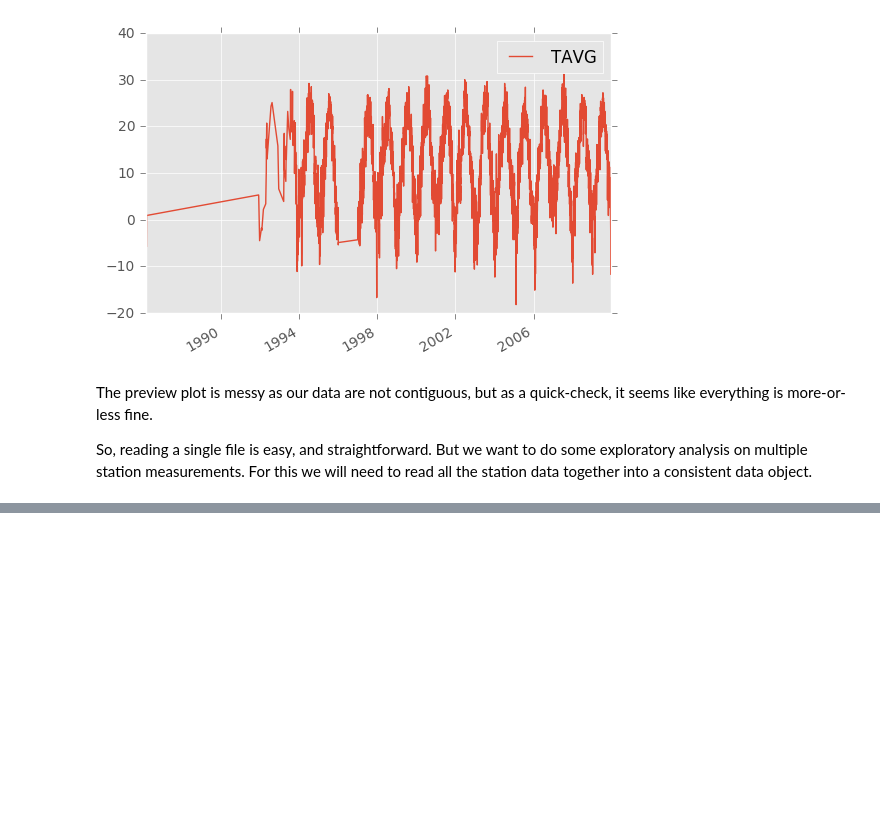
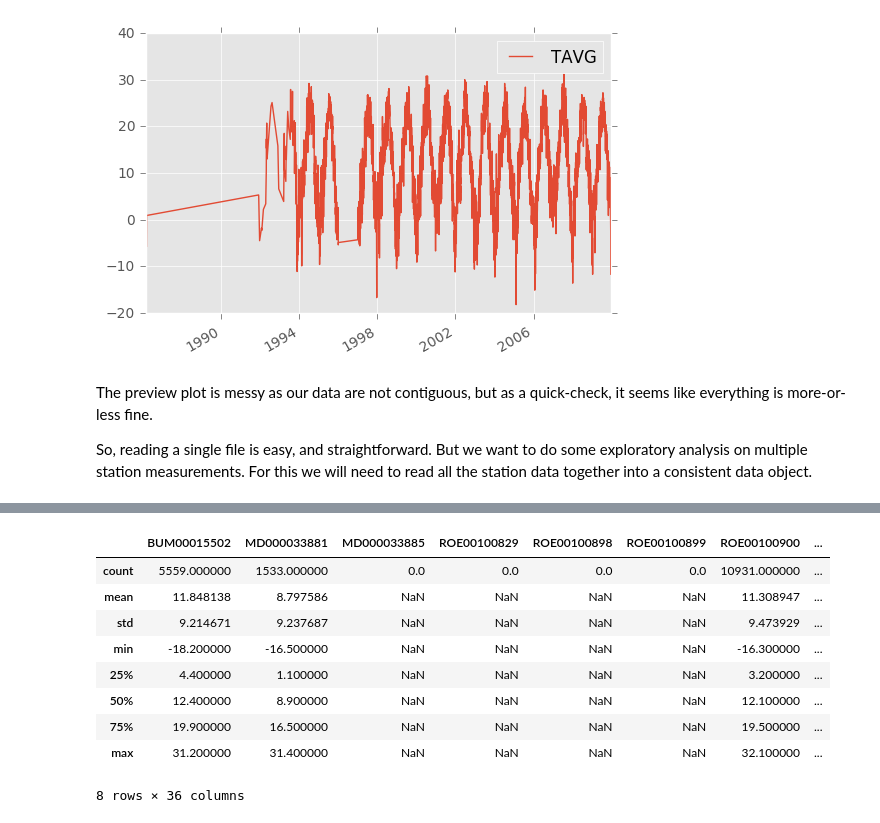
Before and after one commit to benlaken/Romania_2016, a Jupyter notebook: test_stations.ipynb, the cells around one changed output, grey strips where cells are left out. Saved outputs shown, nothing was run; the diff lists cells and outputs as text; code cells hidden in the pictures; blank space fills up the shorter version.

```diff
--- a/test_stations.ipynb
+++ b/test_stations.ipynb
@@ -115,0 +140,16 @@ Max date in all data: 2009-12-31
+# %%
+# Now, the dataframe values seems reasonable, except we can see there are many series which are empty.
+# They were just full of missing values for whatever reason.
+
+df.describe()
+# %% [output]
+|  | BUM00015502 | MD000033881 | MD000033885 | ROE00100829 | ROE00100898 | ROE00100899 | ROE00100900 | ... |
+| count | 5559.000000 | 1533.000000 | 0.0 | 0.0 | 0.0 | 0.0 | 10931.000000 | ... |
+| mean | 11.848138 | 8.797586 | NaN | NaN | NaN | NaN | 11.308947 | ... |
+| std | 9.214671 | 9.237687 | NaN | NaN | NaN | NaN | 9.473929 | ... |
+| min | -18.200000 | -16.500000 | NaN | NaN | NaN | NaN | -16.300000 | ... |
+| 25% | 4.400000 | 1.100000 | NaN | NaN | NaN | NaN | 3.200000 | ... |
+| 50% | 12.400000 | 8.900000 | NaN | NaN | NaN | NaN | 12.100000 | ... |
+| 75% | 19.900000 | 16.500000 | NaN | NaN | NaN | NaN | 19.500000 | ... |
+| max | 31.200000 | 31.400000 | NaN | NaN | NaN | NaN | 32.100000 | ... |
+8 rows × 36 columns
```
Also changed, not shown: parts of 16 cells of this notebook.
